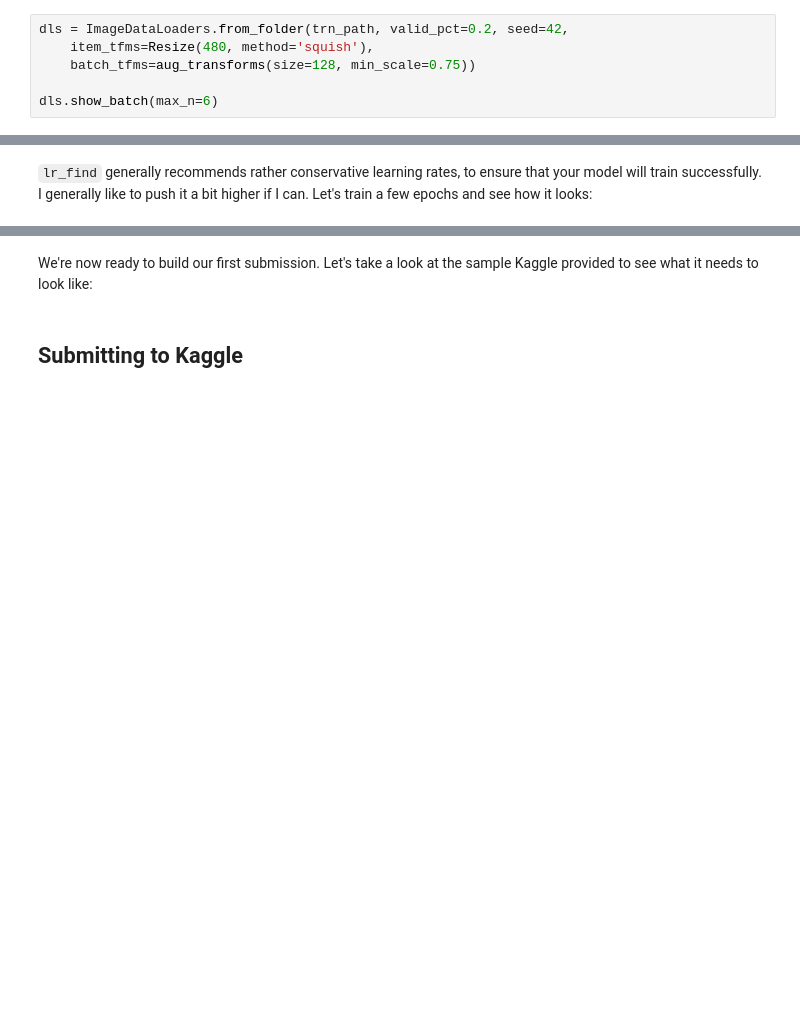
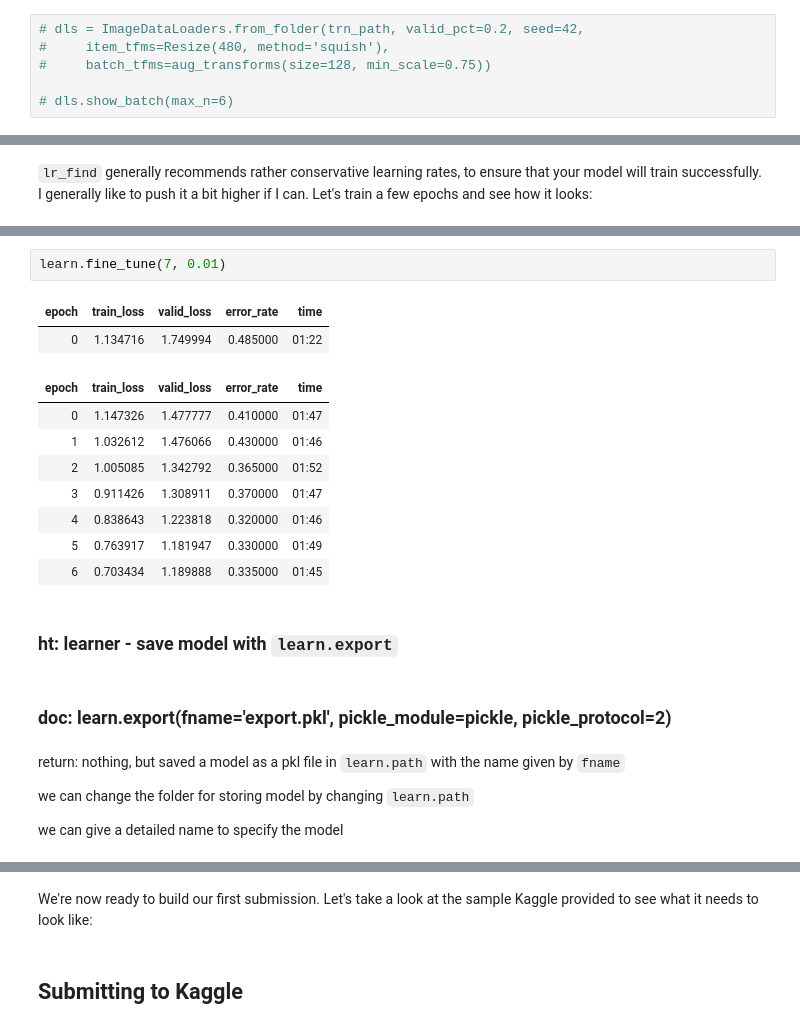
Before and after one commit to EmbraceLife/fastdebug, a Jupyter notebook: nbs/fastai_notebooks/0008_fastai_first_steps_road_to_top_part_1.ipynb, the cells around one changed output, grey strips where cells are left out. Cells and saved outputs as stored; diff of their text form; blank space fills up the shorter version.

```diff
--- a/nbs/fastai_notebooks/0008_fastai_first_steps_road_to_top_part_1.ipynb
+++ b/nbs/fastai_notebooks/0008_fastai_first_steps_road_to_top_part_1.ipynb
@@ -660,6 +781,6 @@ trn_path = path/"train_images"
 # %%
-dls = ImageDataLoaders.from_folder(trn_path, valid_pct=0.2, seed=42,
-    item_tfms=Resize(480, method='squish'),
-    batch_tfms=aug_transforms(size=128, min_scale=0.75))
+# dls = ImageDataLoaders.from_folder(trn_path, valid_pct=0.2, seed=42,
+#     item_tfms=Resize(480, method='squish'),
+#     batch_tfms=aug_transforms(size=128, min_scale=0.75))
 
-dls.show_batch(max_n=6)
+# dls.show_batch(max_n=6)
@@ -1073,0 +1219,23 @@ learn.fine_tune(3, 0.01)
+# %%
+learn.fine_tune(7, 0.01)
+# %% [output]
+| epoch | train_loss | valid_loss | error_rate | time |
+| 0 | 1.134716 | 1.749994 | 0.485000 | 01:22 |
+| epoch | train_loss | valid_loss | error_rate | time |
+| 0 | 1.147326 | 1.477777 | 0.410000 | 01:47 |
+| 1 | 1.032612 | 1.476066 | 0.430000 | 01:46 |
+| 2 | 1.005085 | 1.342792 | 0.365000 | 01:52 |
+| 3 | 0.911426 | 1.308911 | 0.370000 | 01:47 |
+| 4 | 0.838643 | 1.223818 | 0.320000 | 01:46 |
+| 5 | 0.763917 | 1.181947 | 0.330000 | 01:49 |
+| 6 | 0.703434 | 1.189888 | 0.335000 | 01:45 |
+# %% [markdown]
+### ht: learner - save model with `learn.export`
+# %% [markdown]
+### doc: learn.export(fname='export.pkl', pickle_module=pickle, pickle_protocol=2)
+# %% [markdown]
+return: nothing, but saved a model as a pkl file in `learn.path` with the name given by `fname`
+
+we can change the folder for storing model by changing `learn.path`
+
+we can give a detailed name to specify the model
```
Also changed, not shown: parts of 70 cells of this notebook, 10 other files.
